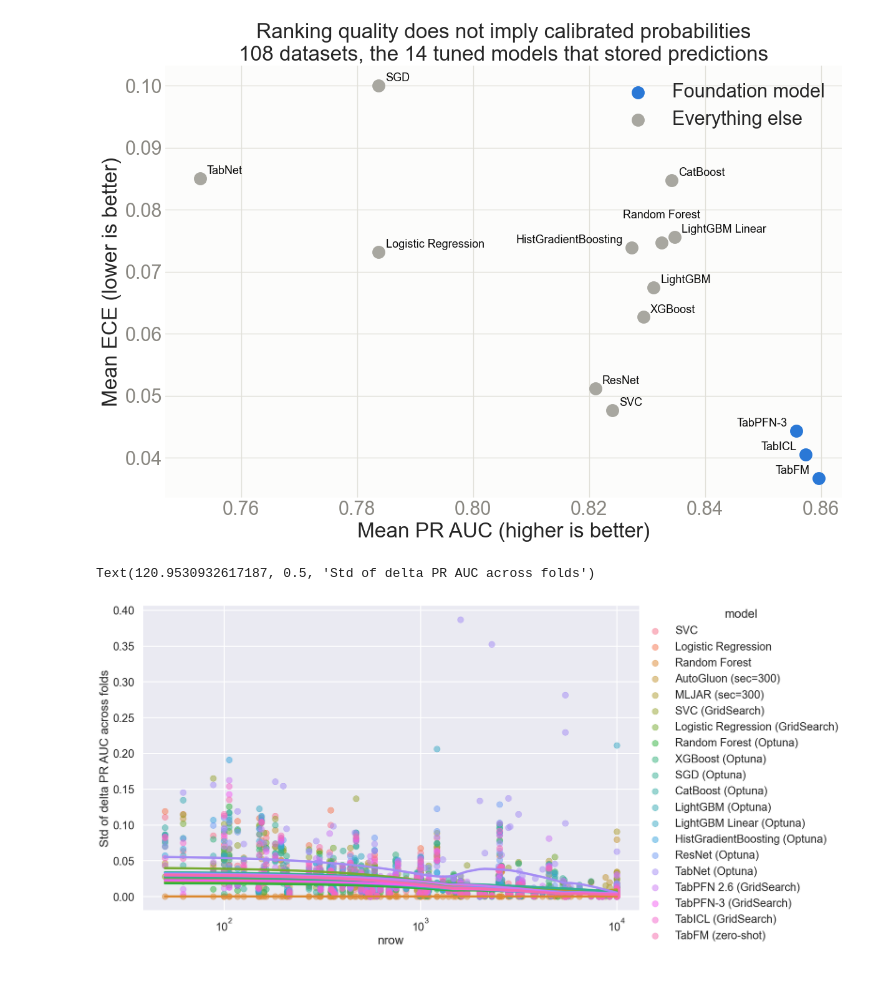
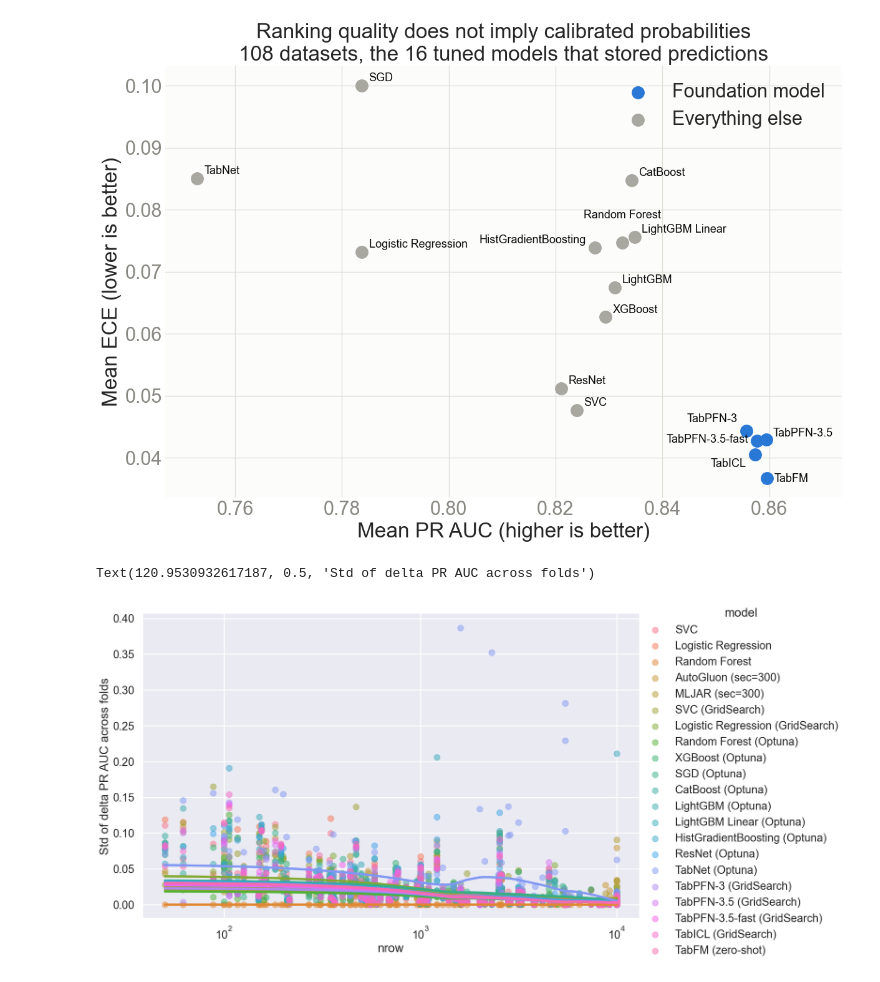
Before and after one commit to firefly1248/SmallDataBenchmarks, a Jupyter notebook: figures.ipynb, the cells around one changed output. Drawn from its saved outputs; the diff is of its cells as text; code cells hidden in the pictures.

```diff
--- a/figures.ipynb
+++ b/figures.ipynb
@@ -55,8 +55,9 @@ OPTUNA_MODEL_LABELS = {
     'hgb':            'HistGradientBoosting (Optuna)',
     'resnet':         'ResNet (Optuna)',
     'tabnet':         'TabNet (Optuna)',
-    'tabpfn':         'TabPFN 2.6 (GridSearch)',
     'tabpfn3':        'TabPFN-3 (GridSearch)',
+    'tabpfn35':       'TabPFN-3.5 (GridSearch)',
+    'tabpfn35fast':   'TabPFN-3.5-fast (GridSearch)',
     'tabicl':         'TabICL (GridSearch)',
     'tabfm':          'TabFM (zero-shot)',
 }
@@ -429,34 +433,40 @@ SGD (Optuna)                      0.8372  0.2610  0.0967
 # %%
 fig, ax = plt.subplots(figsize=(14, 9))
 for label, colour, models in [
     ('Foundation model', ACCENT, [m for m in calib_df.index if m in FOUNDATION]),
     ('Everything else', CONTEXT, [m for m in calib_df.index if m not in FOUNDATION]),
 ]:
     ax.scatter(calib_df.loc[models, 'PR AUC'], calib_df.loc[models, 'ECE'],
                s=170, color=colour, label=label, zorder=3)
 
-# The foundation cluster would run off the right edge and three boosted entries
-# land within 0.002 of each other. Every model here comes from the same tuned
-# pipeline, so the tuner suffix only adds width to a label that already collides.
+# The five foundation models crowd one corner within 0.005 of each other, so their
+# labels are placed by hand; everything else takes the side with room on it.
 RIGHT, LEFT = ((-10, 5), 'right'), ((8, 5), 'left')
-PLACEMENT = {'Random Forest (Optuna)': ((0, 28), 'center'),
-             'HistGradientBoosting (Optuna)': RIGHT}
+PLACEMENT = {
+    'Random Forest (Optuna)':        ((0, 28), 'center'),
+    'HistGradientBoosting (Optuna)': RIGHT,
+    'TabFM (zero-shot)':             ((8, -4), 'left'),
+    'TabPFN-3.5 (GridSearch)':       ((8, 4), 'left'),
+    'TabPFN-3.5-fast (GridSearch)':  ((-10, -2), 'right'),
+    'TabICL (GridSearch)':           ((-10, -14), 'right'),
+    'TabPFN-3 (GridSearch)':         ((-10, 10), 'right'),
+}
 x_max = calib_df['PR AUC'].max()
 for model, row in calib_df.iterrows():
     offset, align = PLACEMENT.get(model, RIGHT if row['PR AUC'] > x_max - 0.01 else LEFT)
     ax.annotate(model.split(' (')[0], (row['PR AUC'], row['ECE']), fontsize=13,
                 color=INK, textcoords='offset points', xytext=offset, ha=align)
 
-ax.set_xlim(calib_df['PR AUC'].min() - 0.006, x_max + 0.004)
+ax.set_xlim(calib_df['PR AUC'].min() - 0.006, x_max + 0.014)
 ax.set_xlabel('Mean PR AUC (higher is better)')
 ax.set_ylabel('Mean ECE (lower is better)')
 ax.set_title('Ranking quality does not imply calibrated probabilities\n'
              f'{len(complete)} datasets, the {len(calib_df)} tuned models that stored predictions')
 ax.legend(frameon=False)
 style_axes(ax)
 fig.savefig('figures/calibration.png', dpi=150, bbox_inches='tight')
 # %% [output]
-[figure, old version]
+[figure, new version]
 # %%
 # variability of delta (across folds) vs number of samples
 g = sns.lmplot(
@@ -472,7 +482,7 @@ g.set(xscale='log')
 g.ax.set_ylabel('Std of delta PR AUC across folds')
 # %% [output]
 Text(120.9530932617187, 0.5, 'Std of delta PR AUC across folds')
-[figure, old version]
+[figure, new version]
 # %%
 # delta PR AUC vs imbalance ratio
 g = sns.lmplot(
```
Also changed, not shown: parts of 12 cells of this notebook, 18 other files.
